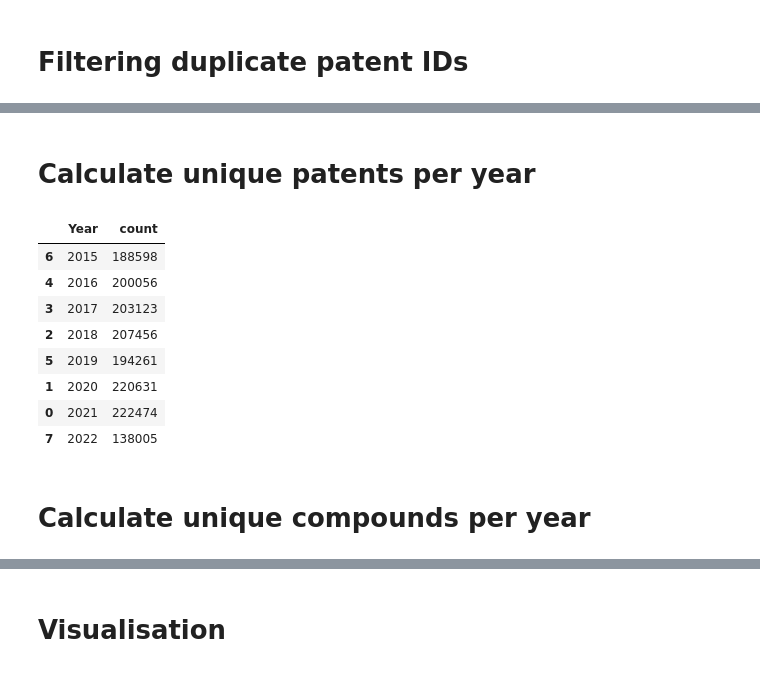
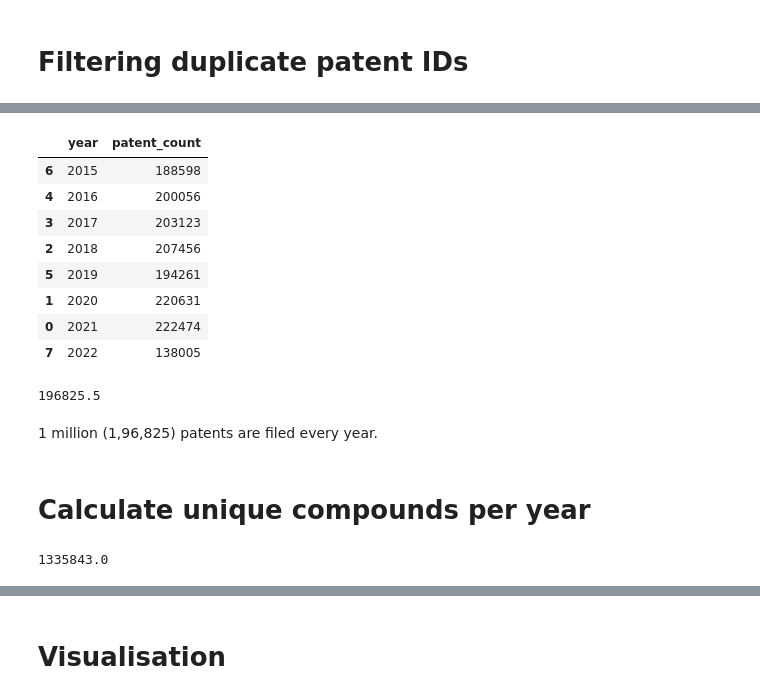
Before and after one commit to Fraunhofer-ITMP/patent-clinical-candidate-characteristics, a Jupyter notebook: notebooks/3_data_distribution.ipynb, the cells around one changed output, grey strips where cells are left out. Drawn from its saved outputs; the diff is of its cells as text; code cells hidden in the pictures.

```diff
--- a/notebooks/3_data_distribution.ipynb
+++ b/notebooks/3_data_distribution.ipynb
@@ -24,4 +23,5 @@ os.makedirs(FIG_DIR, exist_ok=True)
 # %% [markdown]
 # Load data file
 # %%
-file = pd.read_csv('data/EDA_df.txt.gz', sep='\t', compression='gzip')
+surechembl_df = pd.read_parquet(f'{DATA_DIR}/surechembl_dump.pq')
+surechembl_df.head(2)
@@ -34,5 +32,3 @@ file.head(2)
 # %%
-year_list = []
-for row in file['PUBLICATION_DATE']:
-    g = row.split('-')[0]
-    year_list.append(g)
+# Extract year from publication date
+surechembl_df['year'] = surechembl_df['PUBLICATION_DATE'].progress_apply(lambda x: x.split('-')[0])
@@ -58,7 +45,6 @@ file['PATENT_ID'].nunique()
 # %% [markdown]
 # Filtering duplicate patent IDs
 # %%
-unique_patent_id = file.drop_duplicates(subset=["PATENT_ID","Year"], keep='first')
-unique_patent_id.reset_index(drop=True, inplace=True)
-len(unique_patent_id)
+unique_patent_df = surechembl_df.drop_duplicates(subset=["PATENT_ID","year"], keep='first')
+unique_patent_df.shape
 # %% [output]
@@ -72,11 +52,11 @@ unique_patent_id.head(2)
-# %% [markdown]
-# Calculate unique patents per year
 # %%
-patent_count_df = pd.DataFrame(unique_patent_id['Year'].value_counts()).reset_index()
-patent_count_df = patent_count_df.sort_values('Year', ascending=True)
+# Calculate unique patents per year
+patent_count_df = pd.DataFrame(unique_patent_df['year'].value_counts()).reset_index()
+patent_count_df.columns = ['year', 'patent_count']
+patent_count_df.sort_values('year', ascending=True, inplace=True)
 patent_count_df
 # %% [output]
-|  | Year | count |
+|  | year | patent_count |
 | 6 | 2015 | 188598 |
 | 4 | 2016 | 200056 |
 | 3 | 2017 | 203123 |
@@ -85,8 +65,17 @@ patent_count_df
 | 1 | 2020 | 220631 |
 | 0 | 2021 | 222474 |
 | 7 | 2022 | 138005 |
+# %%
+patent_count_df['patent_count'].mean()
+# %% [output]
+196825.5
+# %% [markdown]
+1 million (1,96,825) patents are filed every year.
 # %% [markdown]
 # Calculate unique compounds per year
 # %%
-unique_smile_id = file.drop_duplicates(subset=["SureChEMBL_ID", "Year"], keep='first')
-unique_smile_id.reset_index(drop=True, inplace=True)
+# Get repreated smile counts
+compound_count_df = find_repurposed_compounds(surechembl_df)
+compound_count_df['unique_compounds'].mean()
+# %% [output]
+1335843.0
```
Also changed, not shown: parts of 27 cells of this notebook.
